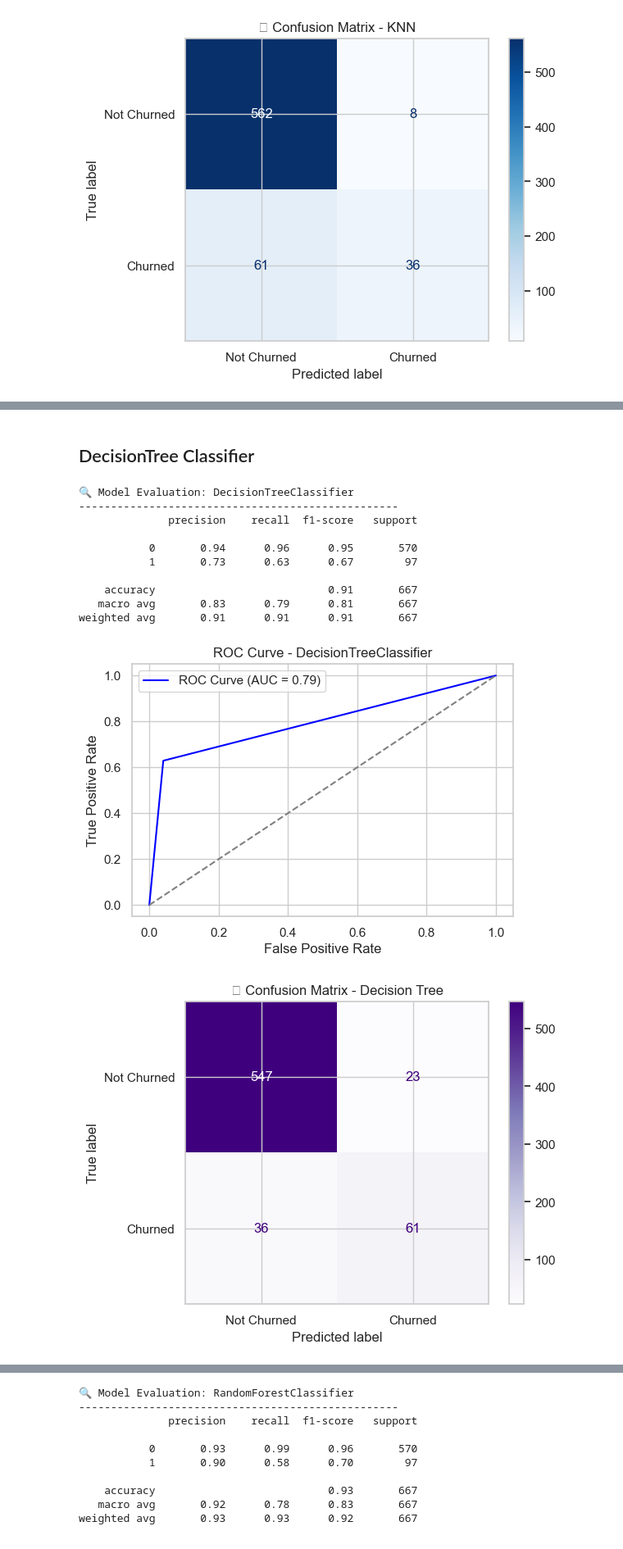
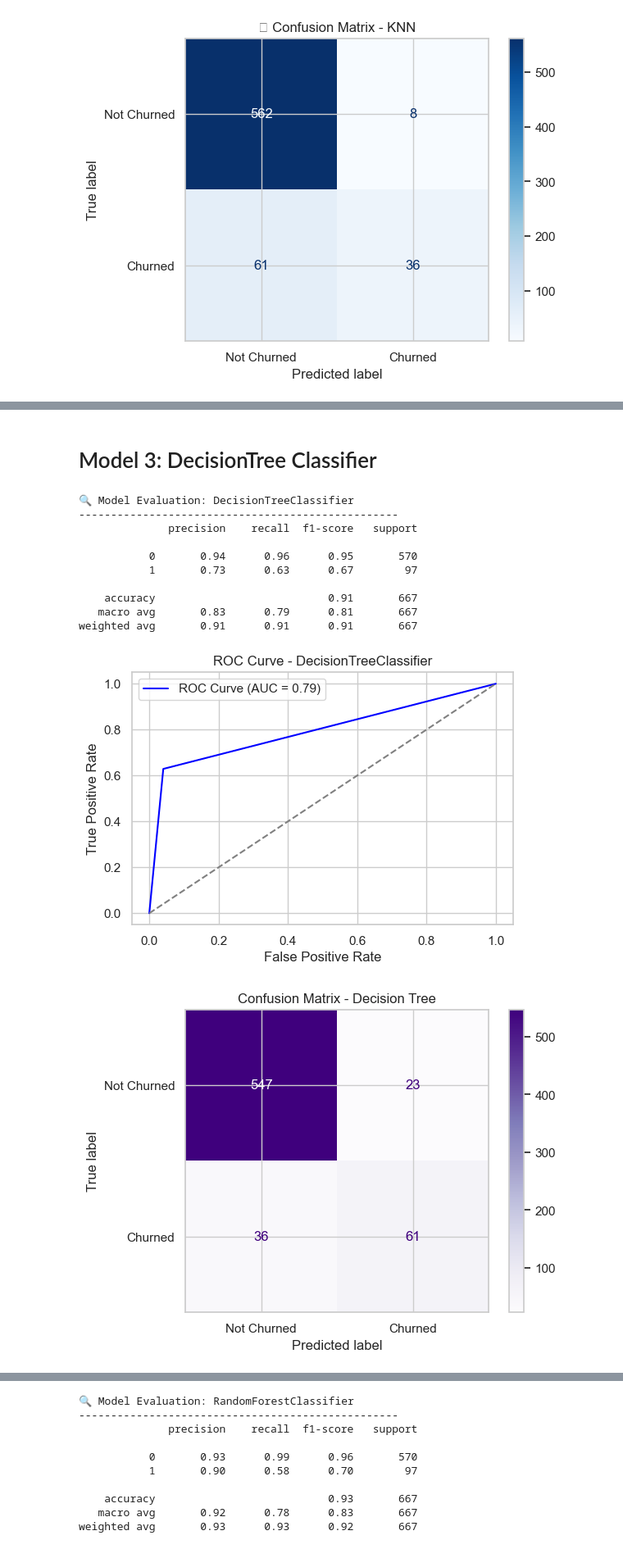
Before and after one commit to RachelinTheLoop/predicting-customer-churn, a Jupyter notebook: customer_churn_analysis.ipynb, the cells around one changed output, grey strips where cells are left out. Shown at 82% size. Saved outputs shown, nothing was run; the diff lists cells and outputs as text; code cells hidden in the pictures.

```diff
--- a/customer_churn_analysis.ipynb
+++ b/customer_churn_analysis.ipynb
@@ -751,39 +801,39 @@ While it had a moderate F1-score of 0.51 for churners, this is an improvement ov
 # %% [markdown]
-## DecisionTree Classifier
+# Model 3: DecisionTree Classifier
 # %%
 from sklearn.tree import DecisionTreeClassifier
 
-# 🌱 Initialize the Decision Tree model
+#  Initialize the Decision Tree model
 decision_tree = DecisionTreeClassifier(random_state=42)
 
-# 🎯 Fit the model on the unscaled training data
+# Fit the model on the unscaled training data
 decision_tree.fit(X_train, y_train)
 
-# 🧾 Evaluate the model
-# 🧾 Evaluate the model with ROC curve
+# Evaluate the model
+#  Evaluate the model with ROC curve
 dtree_results = evaluate_model(decision_tree, X_test, y_test, plot_roc=True)
 
 
-# 🔲 Confusion Matrix
+#  Confusion Matrix
 ConfusionMatrixDisplay.from_estimator(
     decision_tree, X_test, y_test,
     cmap='Purples',
     display_labels=['Not Churned', 'Churned'],
     colorbar=True
 )
-plt.title("📉 Confusion Matrix - Decision Tree")
+plt.title("Confusion Matrix - Decision Tree")
 plt.show()
 # %% [output]
 🔍 Model Evaluation: DecisionTreeClassifier
 --------------------------------------------------
               precision    recall  f1-score   support
 
            0       0.94      0.96      0.95       570
            1       0.73      0.63      0.67        97
 
     accuracy                           0.91       667
    macro avg       0.83      0.79      0.81       667
 weighted avg       0.91      0.91      0.91       667
 [figure]
-[figure, old version]
+[figure, new version]
 # %% [markdown]
```
Also changed, not shown: parts of 33 cells of this notebook, 7 other files.
